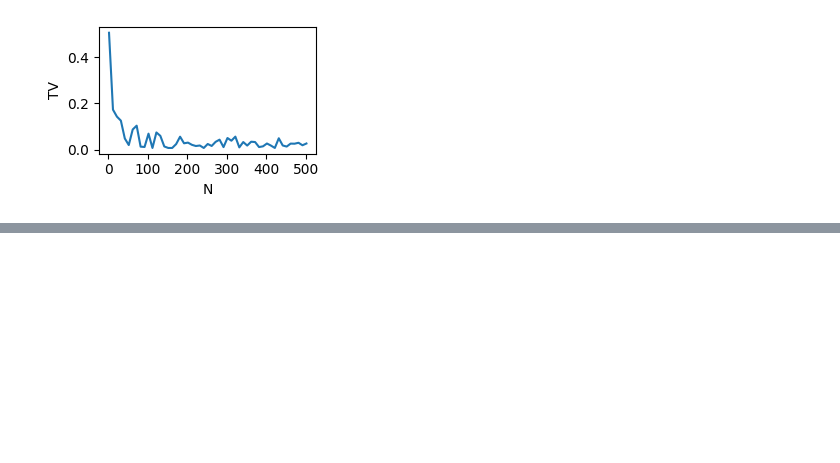
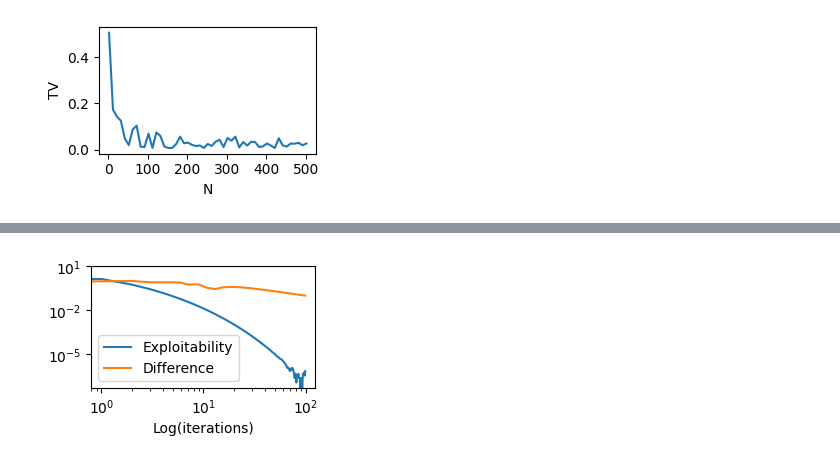
Before and after one commit to Minghui-Wu/MFGLib, a Jupyter notebook: production.ipynb, the cells around one changed output, grey strips where cells are left out. Saved outputs shown, nothing was run; the diff lists cells and outputs as text; code cells hidden in the pictures; blank space fills up the shorter version.

Commit message:
new results

```diff
--- a/production.ipynb
+++ b/production.ipynb
@@ -421,0 +439,18 @@ mu_T = mu[-1].to_
+# %%
+expls = torch.load("results/production/FP_exp_record.pt")[:100]
+diffs = torch.load("results/production/FP_diff_record.pt")[:100]
+plt.figure(figsize=(3, 2))
+plt.plot(expls, label='Exploitability')
+plt.plot(diffs, label='Difference')
+plt.legend(loc='best')
+#plt.grid(True)
+plt.xscale('log')
+plt.yscale('log')
+plt.xlabel('Log(iterations)')
+plt.tight_layout()
+
+plt.savefig('results/production/FP_converge',dpi=300)
+
+plt.show()
+# %% [output]
+[figure, added]
```
Also changed, not shown: parts of 7 cells of this notebook, 20 other files.
